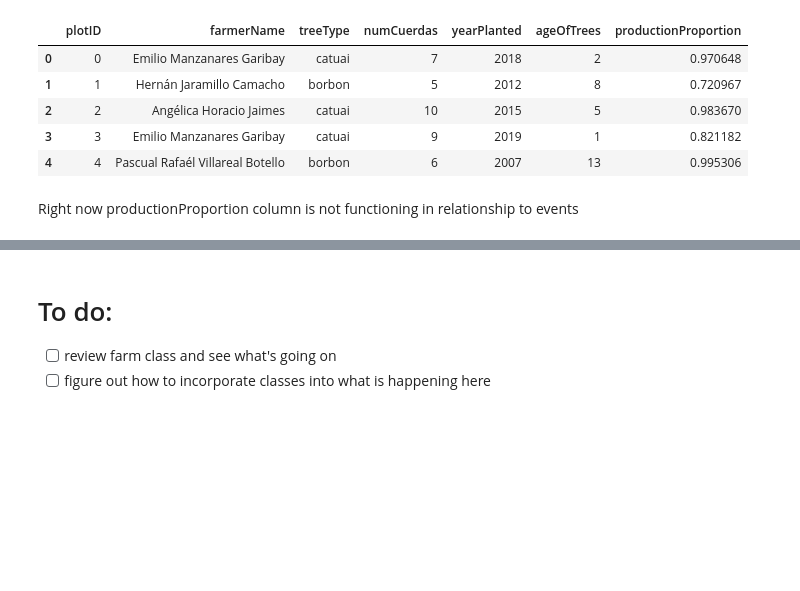
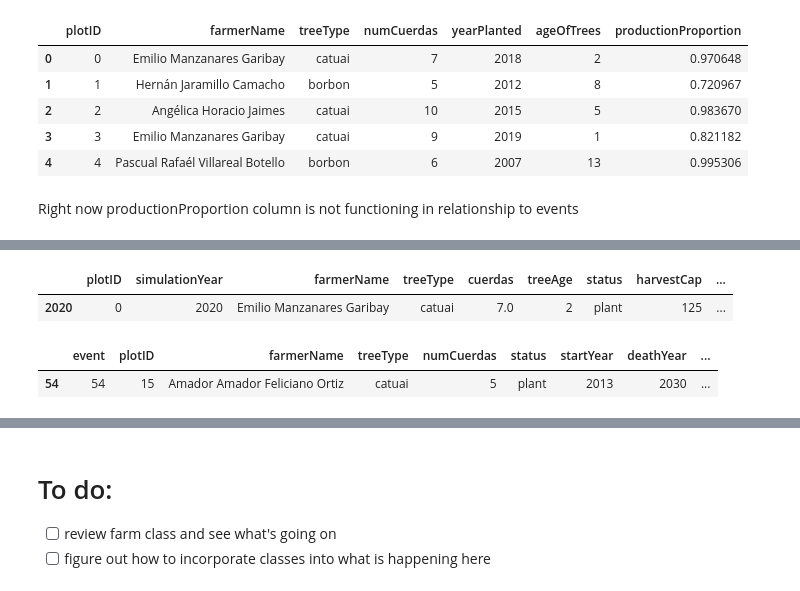
Before and after one commit to mindthegrow/cafelytics, a Jupyter notebook: reWrite.ipynb, the cells around one changed output, grey strips where cells are left out. Saved outputs shown, nothing was run; the diff lists cells and outputs as text; code cells hidden in the pictures; blank space fills up the shorter version.

```diff
--- a/reWrite.ipynb
+++ b/reWrite.ipynb
@@ -319,0 +481,27 @@ simData[30:80]
+# %%
+def initClass(year, eventData, eventNumber, treeAttributes):
+    plotID = int(eventData['plotID'][eventNumber])
+    farmerName = str(eventData['farmerName'][eventNumber])
+    treeType = str(eventData['treeType'][eventNumber])
+    cuerdas = float(eventData['numCuerdas'][eventNumber])
+    status = str(eventData['status'][eventNumber])
+    startYear = int(eventData['startYear'][eventNumber])
+    deathYear = int(eventData['deathYear'][eventNumber])
+
+    plot = Plot(_simYear = year, _plotID = plotID, _farmerName = farmerName, _treeType = treeType, _cuerdas = cuerdas, _status = status, _startYear = startYear, _deathYear = deathYear)
+
+    return(plot)
+# %%
+def initAllPlots(simData, year = 2020, treeAttributes = treeAttributes):
+    # iterate through every plot
+    plots = list(simData.groupby("plotID").groups.keys())
+
+    plotClasses = []
+    for i, plotID in enumerate(plots):
+        _plot = simData[simData["plotID"] == plotID]
+        _eventNumber = getEvent(year, _plot)
+        _event = _plot[_plot["event"] ==_eventNumber]
+        _plotClass = initClass(year, _event, _eventNumber, treeAttributes)
+        plotClasses.append(_plotClass)
+
+    return(plotClasses)
@@ -319,0 +569,3 @@ simData[30:80]
+# %%
+allPlots = initAllPlots(simData)
+all
@@ -319,0 +590,7 @@ simData[30:80]
+# %%
+x = allPlots[0].getRow()
+# %%
+x
+# %% [output]
+|  | plotID | simulationYear | farmerName | treeType | cuerdas | treeAge | status | harvestCap | ... |
+| 2020 | 0 | 2020 | Emilio Manzanares Garibay | catuai | 7.0 | 2 | plant | 125 | ... |
@@ -319,0 +601,5 @@ simData[30:80]
+# %%
+testEvent
+# %% [output]
+|  | event | plotID | farmerName | treeType | numCuerdas | status | startYear | deathYear | ... |
+| 54 | 54 | 15 | Amador Amador Feliciano Ortiz | catuai | 5 | plant | 2013 | 2030 | ... |
```
Also changed, not shown: parts of 17 cells of this notebook.
